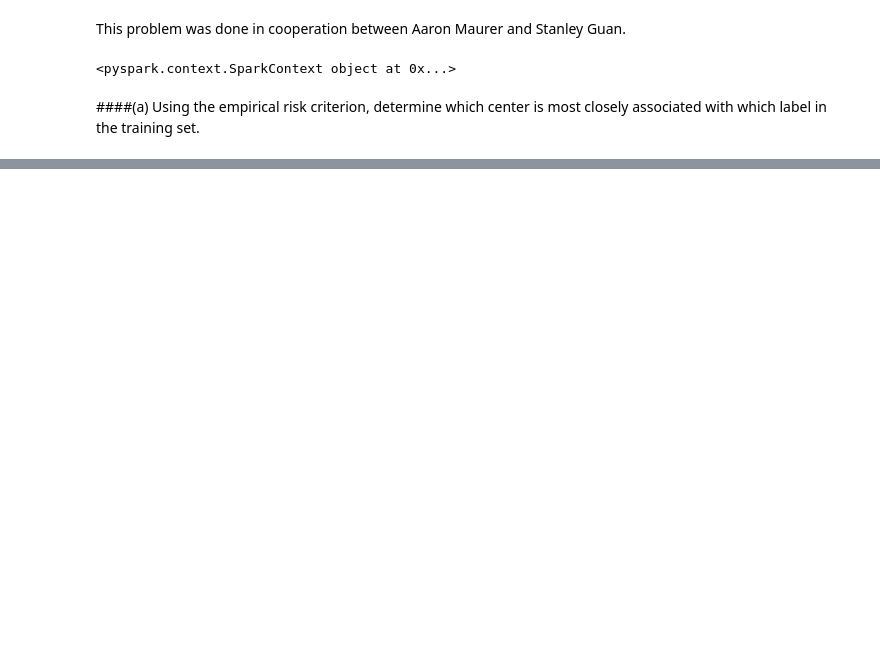
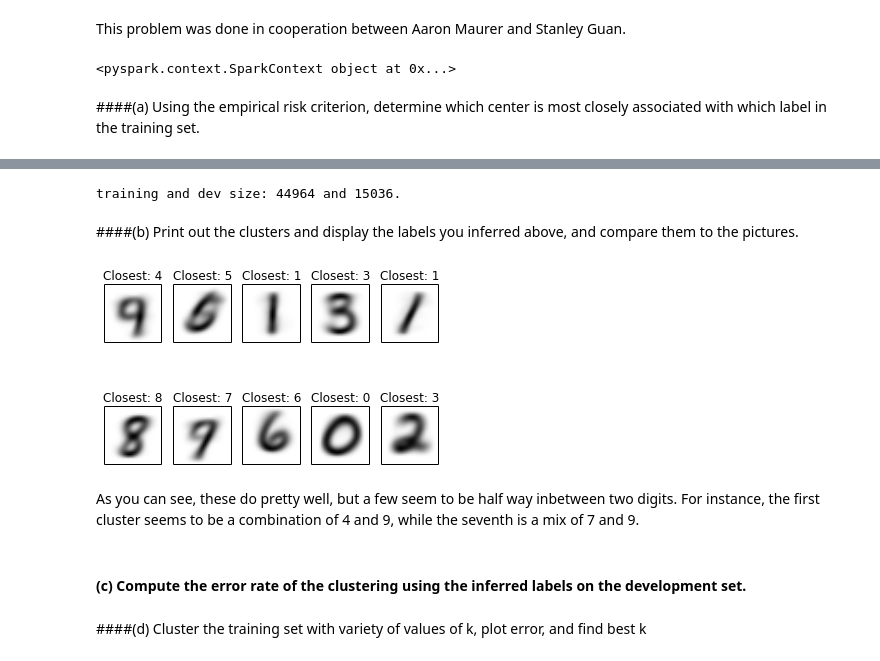
Before and after one commit to ajmaurer/Chicago-Course-Work, a Jupyter notebook: stat376/assn2_kmeans.ipynb, the cells around one changed output, grey strips where cells are left out. Cells and saved outputs as stored; diff of their text form; code cells hidden in the pictures; blank space fills up the shorter version.

```diff
--- a/stat376/assn2_kmeans.ipynb
+++ b/stat376/assn2_kmeans.ipynb
@@ -275,0 +36,47 @@ Error rate: 6.52%
+# %%
+# initialize training and dev partitions
+n = digits.count()
+digits_train, digits_dev = digits.randomSplit([.75, .25], 100)
+digits_train.cache()
+digits_dev.cache()
+print 'training and dev size: %d and %d.' % (digits_train.count(), digits_dev.count())
+# %% [output]
+training and dev size: 44964 and 15036.
+# %%
+K = 10 # number of clusters
+clusters = KMeans.train(digits_train.map(itemgetter(1)), K, maxIterations = 50, runs = 10, initializationMode = "random")
+# %%
+# helper function
+def biggerValue(a,b):
+    if a[1]>b[1]: return a
+    else:         return b
+
+# associate clusters with labels
+# for each training digit find the center that is closest
+# for each center, look at the distribution of labels that are associated with it
+# choose the most frequently associated label for that center
+def asscLabels(data,clusters):
+    combDict = data.map(lambda x: ((clusters.predict(x[1]),x[0]),1)).countByKey()
+    sortedList = sorted([(x[0][0],x[0][1],x[1]) for x in combDict.items()],key=lambda x: (x[0],x[2]),reverse=True)
+    optLabelClust = [(sortedList[i][0],sortedList[i][1]) for i in range(len(sortedList)) if sortedList[i][0]!=sortedList[i-1][0] or i==1]
+    return dict(optLabelClust)
+# %%
+clusterMatch = asscLabels(digits_train,clusters)
+# %% [markdown]
+####(b) Print out the clusters and display the labels you inferred above, and compare them to the pictures.
+# %%
+# visualize cluster centers and compare with closest label
+f,subplts = plt.subplots(2,5)
+for i in range(10):
+    r = i/5
+    c = i%5
+    subplts[r,c].imshow(clusters.centers[i].reshape(28,28)).set_cmap('gray_r')
+    subplts[r,c].axes.get_xaxis().set_visible(False)
+    subplts[r,c].get_yaxis().set_visible(False)
+    subplts[r,c].set_title('Closest: ' + str(clusterMatch[i]))
+# %% [output]
+[figure, added]
+# %% [markdown]
+As you can see, these do pretty well, but a few seem to be half way inbetween two digits. For instance, the first cluster seems to be a combination of 4 and 9, while the seventh is a mix of 7 and 9.
+# %% [markdown]
+#### (c) Compute the error rate of the clustering using the inferred labels on the development set.
@@ -275,0 +89,2 @@ Error rate: 6.52%
+# %% [markdown]
+####(d) Cluster the training set with variety of values of k, plot error, and find best k
```
Also changed, not shown: parts of 32 cells of this notebook, 1 other file.
